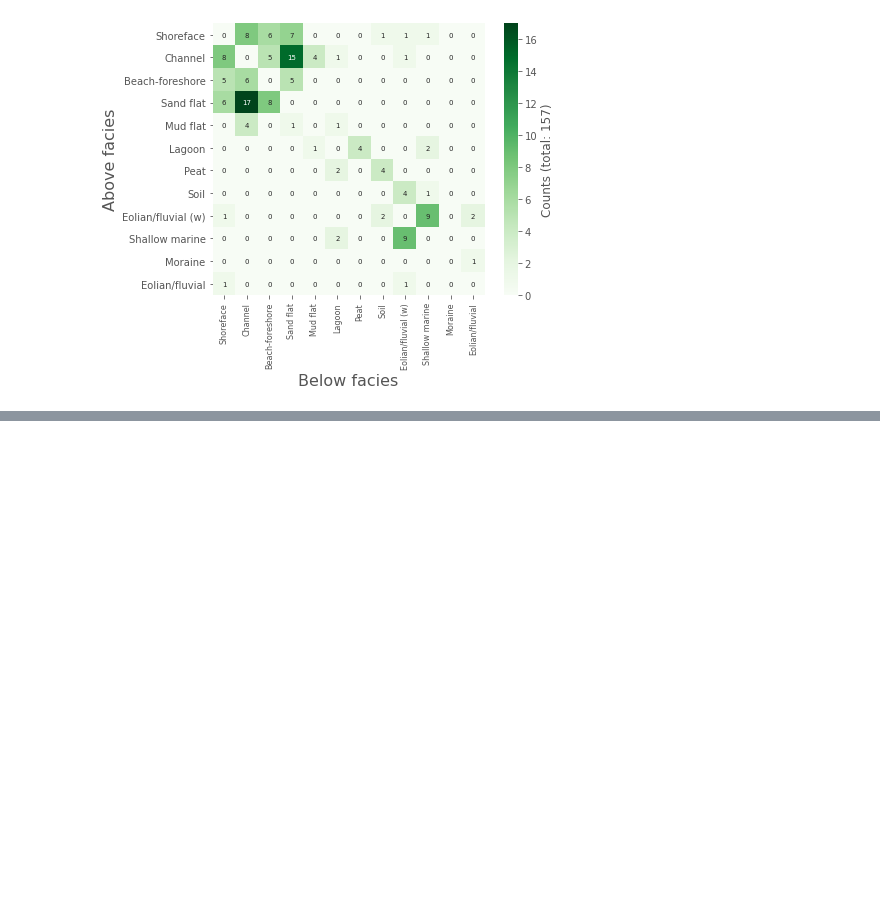
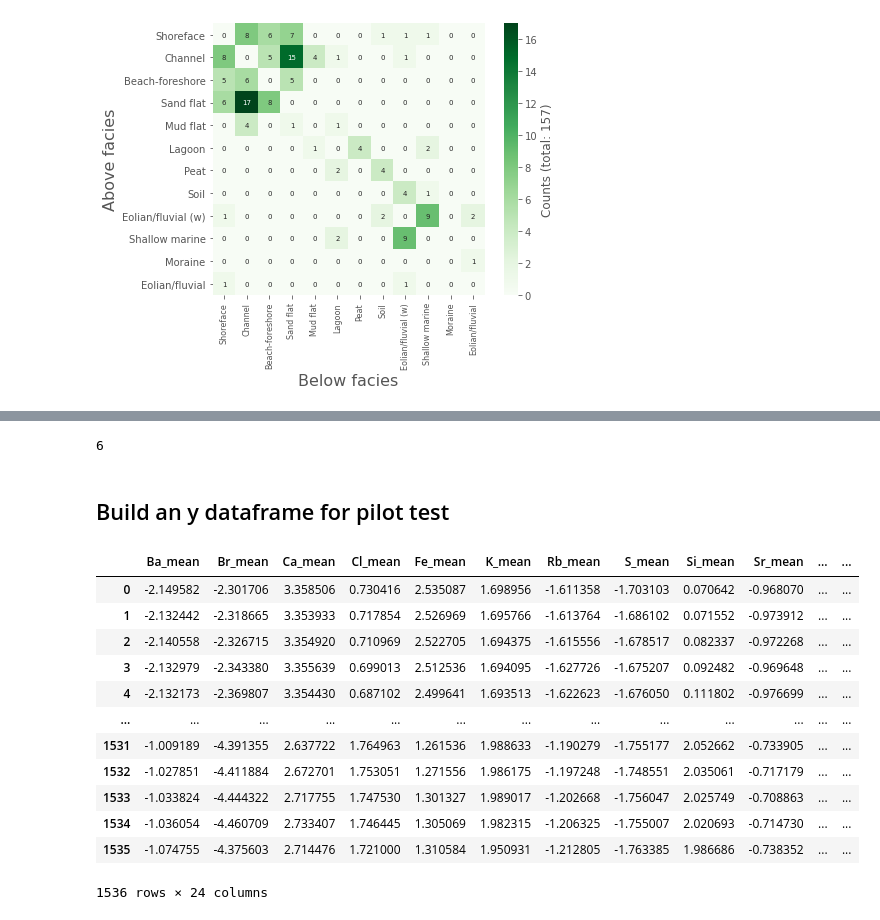
Before and after one commit to dispink/WASA-faciesXRF, a Jupyter notebook: post_process.ipynb, the cells around one changed output, grey strips where cells are left out. Saved outputs shown, nothing was run; the diff lists cells and outputs as text; code cells hidden in the pictures; blank space fills up the shorter version.

```diff
--- a/post_process.ipynb
+++ b/post_process.ipynb
@@ -267,0 +303,24 @@ y_df.to_csv('results/roll_dev_y.csv')
+# %%
+np.where(uniques == 'N11-2')[0][0]
+# %% [output]
+6
+# %% [markdown]
+## Build an y dataframe for pilot test
+# %%
+data_df = pd.read_csv('data/XRF_ML_cr.csv')
+sections = ['N10-1', 'N10-2', 'N10-3']
+data_df.loc[data_df.core_section.isin(sections), data_df.columns[1:-2]]
+# %% [output]
+|  | Ba_mean | Br_mean | Ca_mean | Cl_mean | Fe_mean | K_mean | Rb_mean | S_mean | Si_mean | Sr_mean | ... | ... |
+| 0 | -2.149582 | -2.301706 | 3.358506 | 0.730416 | 2.535087 | 1.698956 | -1.611358 | -1.703103 | 0.070642 | -0.968070 | ... | ... |
+| 1 | -2.132442 | -2.318665 | 3.353933 | 0.717854 | 2.526969 | 1.695766 | -1.613764 | -1.686102 | 0.071552 | -0.973912 | ... | ... |
+| 2 | -2.140558 | -2.326715 | 3.354920 | 0.710969 | 2.522705 | 1.694375 | -1.615556 | -1.678517 | 0.082337 | -0.972268 | ... | ... |
+| 3 | -2.132979 | -2.343380 | 3.355639 | 0.699013 | 2.512536 | 1.694095 | -1.627726 | -1.675207 | 0.092482 | -0.969648 | ... | ... |
+| 4 | -2.132173 | -2.369807 | 3.354430 | 0.687102 | 2.499641 | 1.693513 | -1.622623 | -1.676050 | 0.111802 | -0.976699 | ... | ... |
+| ... | ... | ... | ... | ... | ... | ... | ... | ... | ... | ... | ... | ... |
+| 1531 | -1.009189 | -4.391355 | 2.637722 | 1.764963 | 1.261536 | 1.988633 | -1.190279 | -1.755177 | 2.052662 | -0.733905 | ... | ... |
+| 1532 | -1.027851 | -4.411884 | 2.672701 | 1.753051 | 1.271556 | 1.986175 | -1.197248 | -1.748551 | 2.035061 | -0.717179 | ... | ... |
+| 1533 | -1.033824 | -4.444322 | 2.717755 | 1.747530 | 1.301327 | 1.989017 | -1.202668 | -1.756047 | 2.025749 | -0.708863 | ... | ... |
+| 1534 | -1.036054 | -4.460709 | 2.733407 | 1.746445 | 1.305069 | 1.982315 | -1.206325 | -1.755007 | 2.020693 | -0.714730 | ... | ... |
+| 1535 | -1.074755 | -4.375603 | 2.714476 | 1.721000 | 1.310584 | 1.950931 | -1.212805 | -1.763385 | 1.986686 | -0.738352 | ... | ... |
+1536 rows × 24 columns
```
Also changed, not shown: parts of 61 cells of this notebook, 1 other file.
